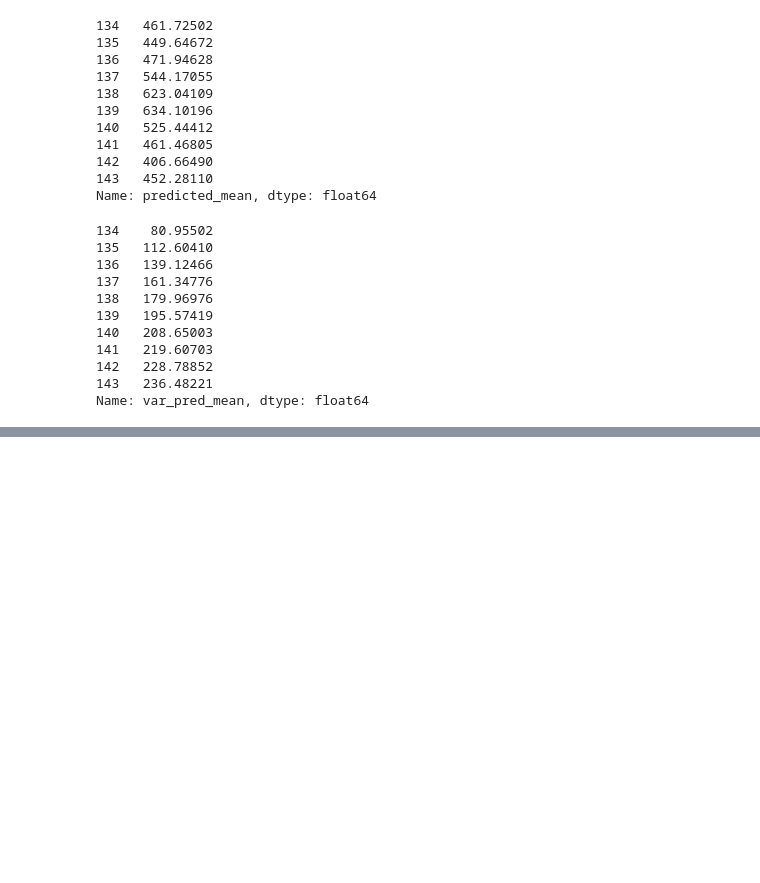
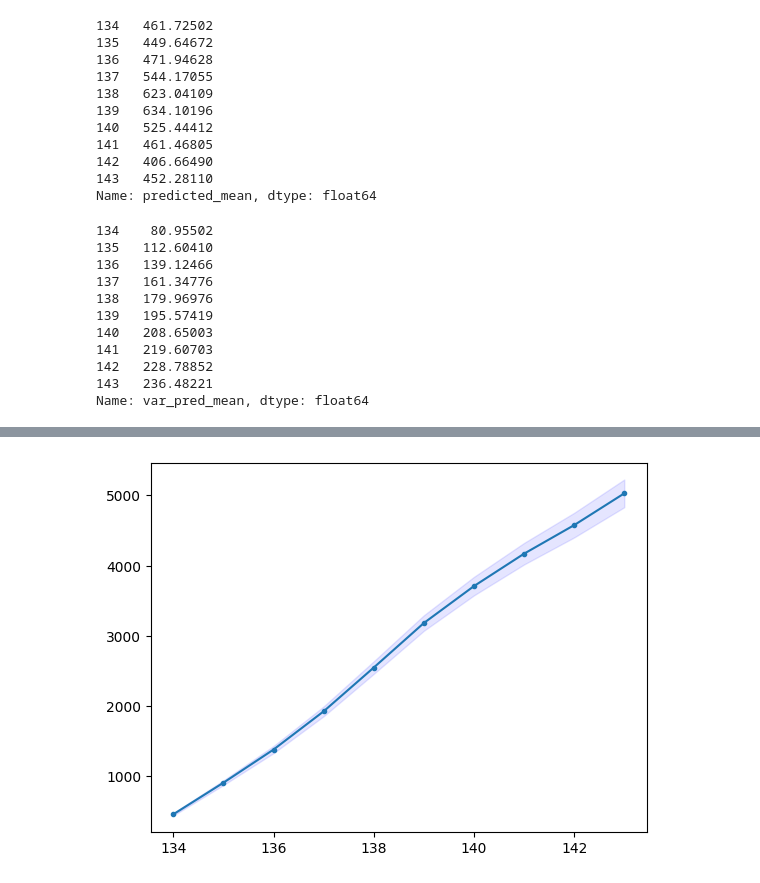
Before and after one commit to kosekitau/TimeSeries, a Jupyter notebook: notebook/SARIMA_cumsum.ipynb, the cells around one changed output, grey strips where cells are left out. Saved outputs shown, nothing was run; the diff lists cells and outputs as text; code cells hidden in the pictures; blank space fills up the shorter version.

Commit message:
prediction interval

```diff
--- a/notebook/SARIMA_cumsum.ipynb
+++ b/notebook/SARIMA_cumsum.ipynb
@@ -146,0 +148,66 @@ plt.show()
+# %%
+def calculate_prediction_interval(simulated_obs_part, n, p):
+    """サンプリングしたデータからp%予測区間を求める
+
+    Args:
+        simulated_obs_part (DataFrame): (時点数, シミュレーション回数)のサンプルを入れたDataFrame
+        n (int): サンプルサイズ(シミュレーション回数)
+        p (float): p%予測区間を求める時のp
+
+    Returns:
+        mean_bar (float): 時点hまでの予測値の総和の標本平均
+        ci_upper (float): p%予測区間の上限
+        ci_lower (float): p%予測区間の下限
+    """
+    mean_bar = simulated_obs_part.sum(axis=0).mean() # 標本平均を求める
+    sn = np.sqrt(np.sum((simulated_obs_part.sum(axis=0) - mean_bar)**2) / (n-1)) # 標準偏差を求める
+    ta = t.ppf((1+p)/2, n-1)
+    ci = ta*sn*np.sqrt(1+(1/n))
+    ci_upper = mean_bar+ci
+    ci_lower = mean_bar-ci
+    return mean_bar, ci_upper, ci_lower
+
+def simulation_of_prediction_intervals(results, nsimulations, repetitions, anchor, p):
+    """モデリング結果からシミュレーションにより予測値の総和の予測区間を求める
+
+    Args:
+        results (SARIMAXResults): SARIMAXの返り値
+        nsimulations (int): 何時点先まで予測をするか
+        repetitions (int): シミュレーションの実行回数
+        anchor (int): シミュレーションの開始時刻
+        p (float): p%予測区間を求める時のp
+
+    Returns:
+        mean_bars (list): 時点hまでの予測値の総和の期待値
+        ci_uppers (list): 予測区間の上限
+        ci_lowers (list): 予測区間の下限
+    """
+
+    forecast = results.get_forecast(steps=nsimulations)
+    y_pred = forecast.predicted_mean # 予測値を求める
+    simulated_obs = results.simulate(nsimulations=nsimulations, repetitions=repetitions, anchor=anchor) # 推定したパラメータを用いて予測のシミュレーションをする
+
+    mean_bars, ci_uppers, ci_lowers = [], [], [] # 時点hまでの予測値の総和の期待値、予測区間の上限、予測区間の下限
+    for h in range(1, nsimulations+1):
+        simulated_obs_part = simulated_obs.iloc[:h] # 時点hまでの予測値のシミュレーションを取り出す
+        mean_bar, ci_upper, ci_lower, = calculate_prediction_interval(simulated_obs_part, repetitions, p) # 時点hまでの予測値の総和の予測区間を求める
+        mean_bars.append(mean_bar)
+        ci_uppers.append(ci_upper)
+        ci_lowers.append(ci_lower)
+    return mean_bars, ci_uppers, ci_lowers
+
+
+nsimulations = 10 # 何時点先まで予測をするか
+repetitions = 10000 # シミュレーションを何回実行するか
+anchor = len(df_train) # シミュレーションの開始時刻(trainの1期先にしたい)
+p = 0.95
+
+# 結果のプロット
+y, ci_upper, ci_lower = simulation_of_prediction_intervals(results, nsimulations, repetitions, anchor, p)
+x = list(range(len(df_train), len(df_train)+nsimulations))
+fig, ax = plt.subplots()
+ax.plot(x, y, marker=".")
+ax.fill_between(x, ci_upper, ci_lower, color='b', alpha=.1)
+plt.show()
+# %% [output]
+[figure, added]
```
Also changed, not shown: parts of 5 cells of this notebook.
